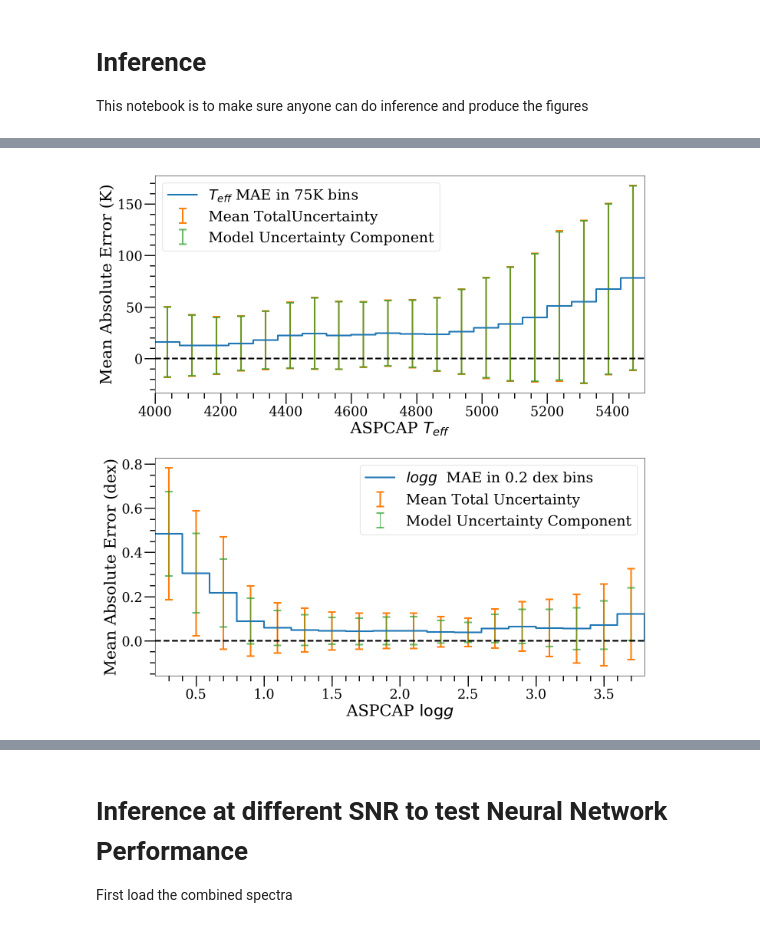
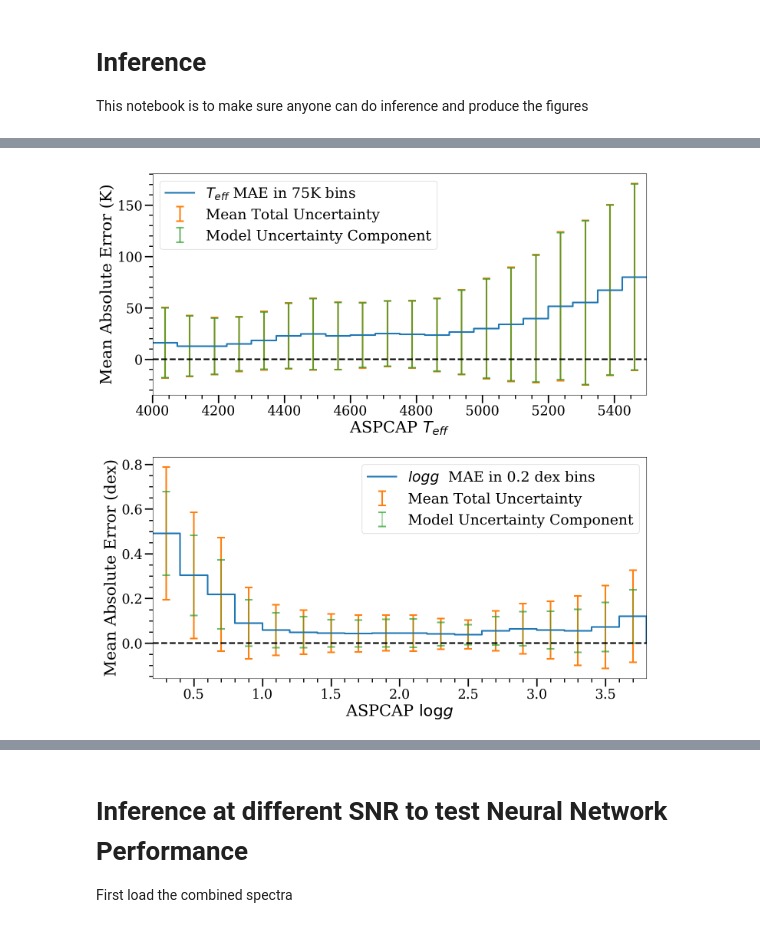
Before and after one commit to henrysky/astroNN_spectra_paper_figures, a Jupyter notebook: Inference.ipynb, the cells around one changed output, grey strips where cells are left out. Saved outputs shown, nothing was run; the diff lists cells and outputs as text; code cells hidden in the pictures.

```diff
--- a/Inference.ipynb
+++ b/Inference.ipynb
@@ -78,36 +78,36 @@ for i in range(number_bin):
 
 mean_abs_diff_logg.append(0.)
 mean_confidence_logg.append(0.)
 mean_modelconfidence_logg.append(0.)
 
 # setup plots
 f, ax = plt.subplots(2,figsize=(15,15), dpi=100)
 
 ax[0].plot(spaces_teff, mean_abs_diff_teff, ls='steps-post', linewidth=3., label='$T_{eff}$' + ' MAE in 75K bins')
-ax[0].errorbar(spaces_teff+37.5, mean_abs_diff_teff, yerr=mean_confidence_teff, linestyle='None', capsize=7, elinewidth=3., capthick=3., label='Mean TotalUncertainty')
+ax[0].errorbar(spaces_teff+37.5, mean_abs_diff_teff, yerr=mean_confidence_teff, linestyle='None', capsize=7, elinewidth=3., capthick=3., label='Mean Total Uncertainty')
 ax[0].errorbar(spaces_teff+37.5, mean_abs_diff_teff, yerr=mean_modelconfidence_teff, linestyle='None', capsize=7, elinewidth=3., capthick=3., alpha=0.7, label='Model Uncertainty Component')
 ax[0].set_xlabel('ASPCAP ' +"$T_{eff}$", fontsize=30)
 ax[0].set_ylabel('Mean Absolute Error (K)', fontsize=30)
 ax[0].set_xlim((low_teff, high_teff-2))
 ax[0].axhline(0, ls='--', c='k', lw=3.)
 ax[0].legend(loc='best', fontsize=27)
 ax[0].minorticks_on()
-ax[0].tick_params(labelsize=25, width=2, length=20, which='major')
-ax[0].tick_params(width=2, length=10, which='minor')
+ax[0].tick_params(labelsize=25, width=2.5, length=15, which='major')
+ax[0].tick_params(width=2, length=7, which='minor')
 
 ax[1].plot(spaces_logg, mean_abs_diff_logg, ls='steps-post', linewidth=3., label='$log{g}$' + '  MAE in 0.2 dex bins')
 ax[1].errorbar(spaces_logg+0.1, mean_abs_diff_logg, yerr=mean_confidence_logg, linestyle='None', capsize=7, elinewidth=3., capthick=3., label='Mean Total Uncertainty')
 ax[1].errorbar(spaces_logg+0.1, mean_abs_diff_logg, yerr=mean_modelconfidence_logg, linestyle='None', capsize=7, elinewidth=0., capthick=3., alpha=0.7, label='Model Uncertainty Component')
 ax[1].set_xlabel('ASPCAP ' +"$\log{g}$", fontsize=30)
 ax[1].set_ylabel('Mean Absolute Error (dex)', fontsize=30)
 ax[1].set_xlim((low_logg, high_logg-0.001))
 ax[1].axhline(0, ls='--', c='k', lw=3.)
 ax[1].legend(loc='best', fontsize=27)
 ax[1].minorticks_on()
-ax[1].tick_params(labelsize=25, width=2, length=20, which='major')
-ax[1].tick_params(width=2, length=10, which='minor')
+ax[1].tick_params(labelsize=25, width=2.5, length=15, which='major')
+ax[1].tick_params(width=2, length=7, which='minor')
 
 f.tight_layout()
 f.savefig('delta_teff_logg.png')
 # %% [output]
-[figure, old version]
+[figure, new version]
```
Also changed, not shown: parts of 6 cells of this notebook, 2 other files.
